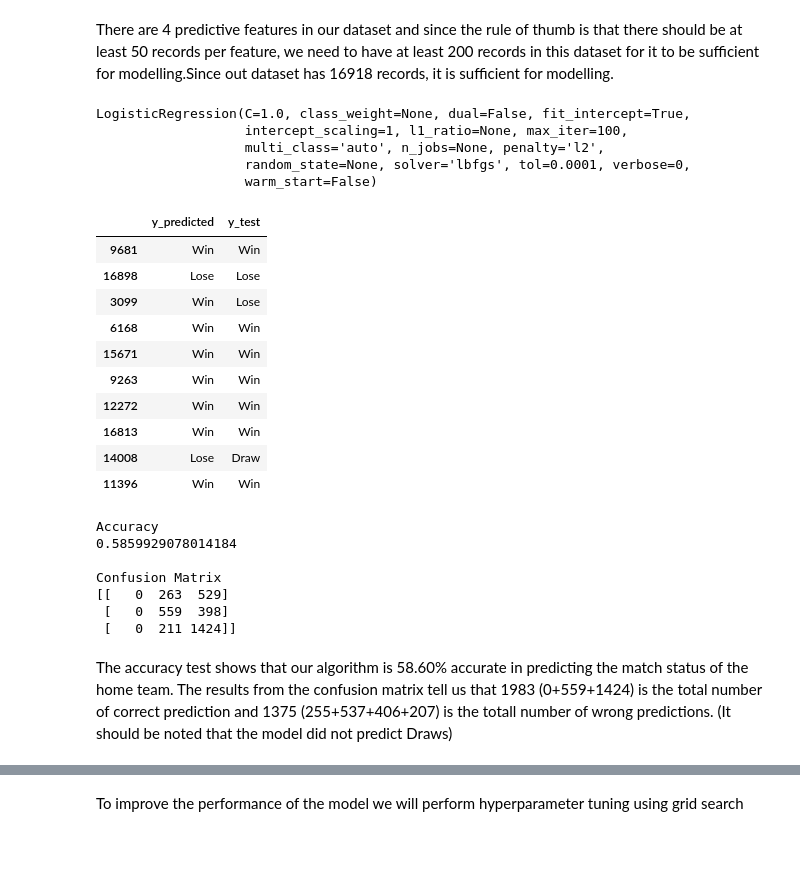
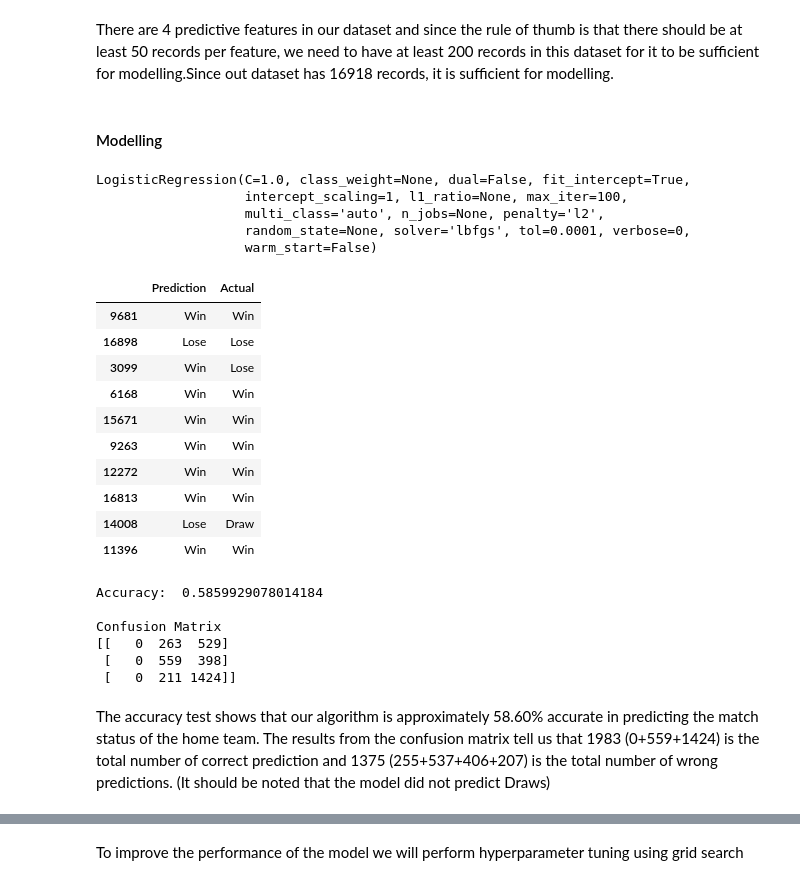
Before and after one commit to WambuiKahuthu/MORINGA_CORE_WEEK6_IP_REGRESSION, a Jupyter notebook: Moringa_Data_Science_Core_W6_Independent_Project_2021_08_Wambui_Kahuthu_Python_Notebook.ipynb, the cells around one changed output, grey strips where cells are left out. Saved outputs shown, nothing was run; the diff lists cells and outputs as text; code cells hidden in the pictures; blank space fills up the shorter version.

```diff
--- a/Moringa_Data_Science_Core_W6_Independent_Project_2021_08_Wambui_Kahuthu_Python_Notebook.ipynb
+++ b/Moringa_Data_Science_Core_W6_Independent_Project_2021_08_Wambui_Kahuthu_Python_Notebook.ipynb
@@ -521,6 +590,8 @@ matches_copy.shape
 (16918, 4)
 # %% [markdown]
 There are 4 predictive features in our dataset and since the rule of thumb is that there should be at least 50 records per feature, we need to have at least 200 records in this dataset for it to be sufficient for modelling.Since out dataset has 16918 records, it is sufficient for modelling.
+# %% [markdown]
+#### Modelling
 # %%
 # Preparing the Data
 
@@ -556,16 +627,16 @@ LogisticRegression(C=1.0, class_weight=None, dual=False, fit_intercept=True,
 # %%
 # Making Predictions
 
 # obtain the trained model's predictions of the 'match_status' based on X_test
 y_pred = model.predict(X_test) # the y_pred is a numpy array that contains all the predicted values
 
 # create a dataframe that compares the actual output values for X_test with the predicted values
-df = pd.DataFrame({'y_predicted': y_pred, 'y_test': y_test})
+df = pd.DataFrame({'Prediction': y_pred, 'Actual': y_test})
 
 # display 10 random records in the comparison dataframe
 df[:10]
 # %% [output]
-|  | y_predicted | y_test |
+|  | Prediction | Actual |
 | 9681 | Win | Win |
 | 16898 | Lose | Lose |
 | 3099 | Win | Lose |
@@ -585,13 +656,12 @@ from sklearn.metrics import accuracy_score
 # use accuracy_score function to compute the accuracy of the algorithm by finding the proportion of correct predictions
 accuracy = accuracy_score(y_test, y_pred)
 # print the accuracy value
-print('Accuracy')
-print(accuracy)
+print('Accuracy: ', accuracy)
 
 print("")
 # An algorithm's performance can also be evaluated using a confusion matrix
 
-# import confusion_matrix to be used in creating a confusion matrix of the prediction vs actual values
+# import confusion_matrix to be used in creating a confusion matrix of the predictions
 from sklearn.metrics import confusion_matrix
 
 # apply confusion matrix to y_test and y_pred to obtain number of correct and wrong predictions per category
@@ -600,12 +670,11 @@ confusion_matrix = confusion_matrix(y_test, y_pred)
 print('Confusion Matrix')
 print(confusion_matrix)
 # %% [output]
-Accuracy
-0.5859929078014184
+Accuracy:  0.5859929078014184
 
 Confusion Matrix
 [[   0  263  529]
  [   0  559  398]
  [   0  211 1424]]
 # %% [markdown]
-The accuracy test shows that our algorithm is 58.60% accurate in predicting the match status of the home team. The results from the confusion matrix tell us that 1983 (0+559+1424) is the total number of correct prediction and 1375 (255+537+406+207) is the totall number of wrong predictions. (It should be noted that the model did not predict Draws)
+The accuracy test shows that our algorithm is approximately 58.60% accurate in predicting the match status of the home team. The results from the confusion matrix tell us that 1983 (0+559+1424) is the total number of correct prediction and 1375 (255+537+406+207) is the total number of wrong predictions. (It should be noted that the model did not predict Draws)
```
Also changed, not shown: parts of 33 cells of this notebook.
